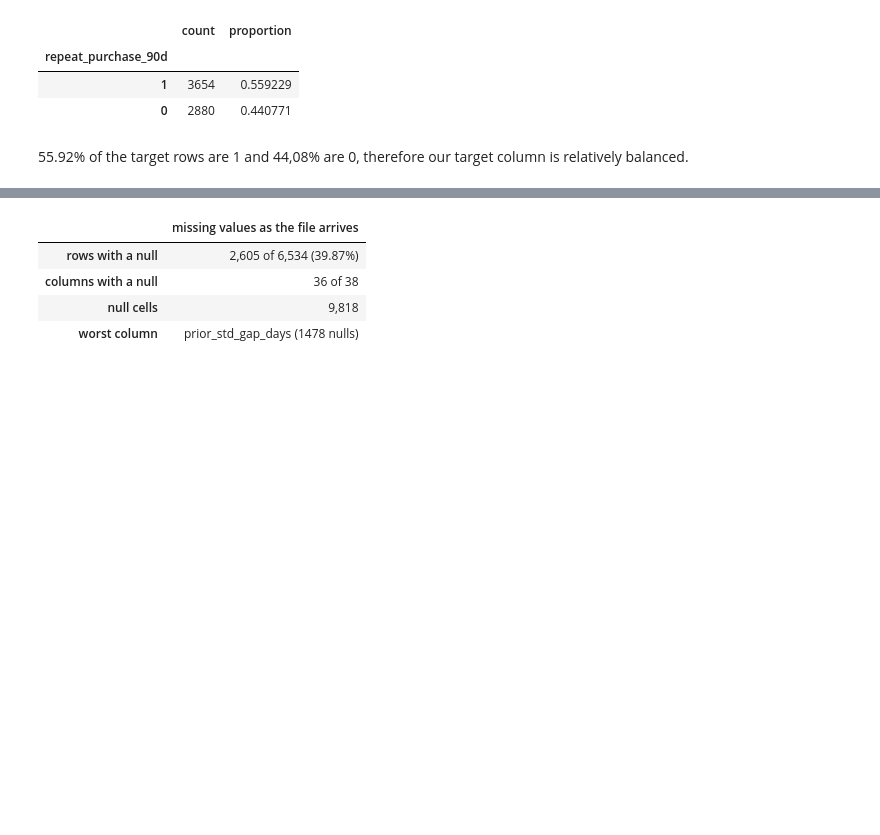
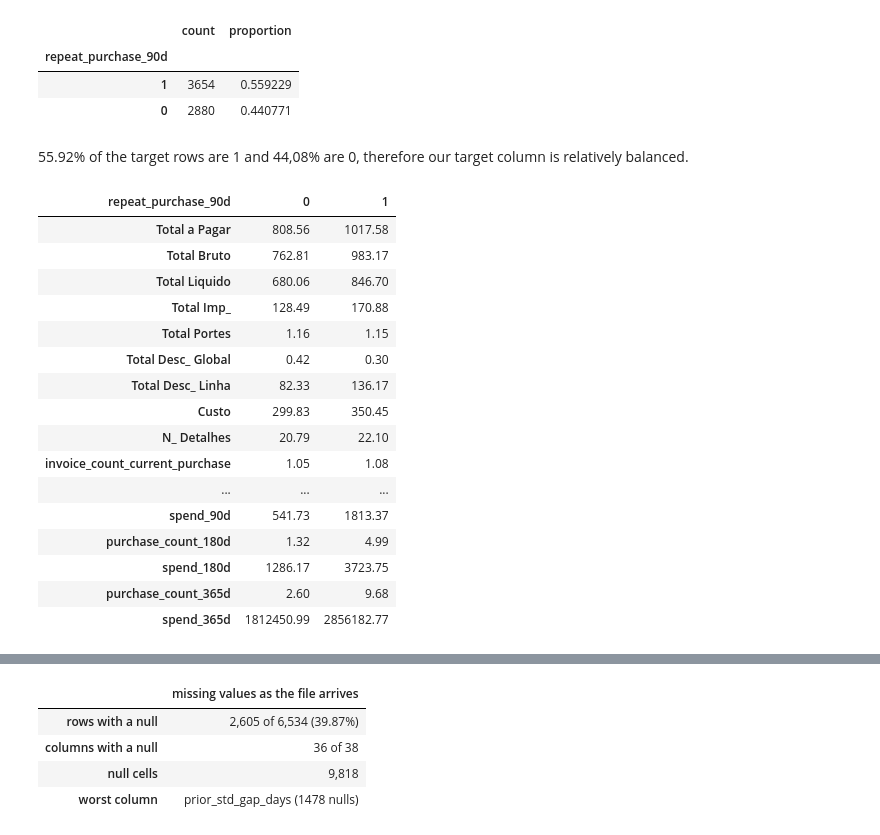
Before and after one commit to saradfalves/ML_Group_09, a Jupyter notebook: notebooks/exploring_and_modifying.ipynb, the cells around one changed output, grey strips where cells are left out. Saved outputs shown, nothing was run; the diff lists cells and outputs as text; code cells hidden in the pictures; blank space fills up the shorter version.

```diff
--- a/notebooks/exploring_and_modifying.ipynb
+++ b/notebooks/exploring_and_modifying.ipynb
@@ -131,3 +132,23 @@ target_prop
 | 0 | 2880 | 0.440771 |
 # %% [markdown]
 55.92% of the target rows are 1 and 44,08% are 0, therefore our target column is relatively balanced.
+# %%
+train_df[numeric].groupby(train_df["repeat_purchase_90d"]).mean().round(2).T
+# %% [output]
+| repeat_purchase_90d | 0 | 1 |
+| Total a Pagar | 808.56 | 1017.58 |
+| Total Bruto | 762.81 | 983.17 |
+| Total Liquido | 680.06 | 846.70 |
+| Total Imp_ | 128.49 | 170.88 |
+| Total Portes | 1.16 | 1.15 |
+| Total Desc_ Global | 0.42 | 0.30 |
+| Total Desc_ Linha | 82.33 | 136.17 |
+| Custo | 299.83 | 350.45 |
+| N_ Detalhes | 20.79 | 22.10 |
+| invoice_count_current_purchase | 1.05 | 1.08 |
+| ... | ... | ... |
+| spend_90d | 541.73 | 1813.37 |
+| purchase_count_180d | 1.32 | 4.99 |
+| spend_180d | 1286.17 | 3723.75 |
+| purchase_count_365d | 2.60 | 9.68 |
+| spend_365d | 1812450.99 | 2856182.77 |
```
Also changed, not shown: parts of 2 cells of this notebook.
